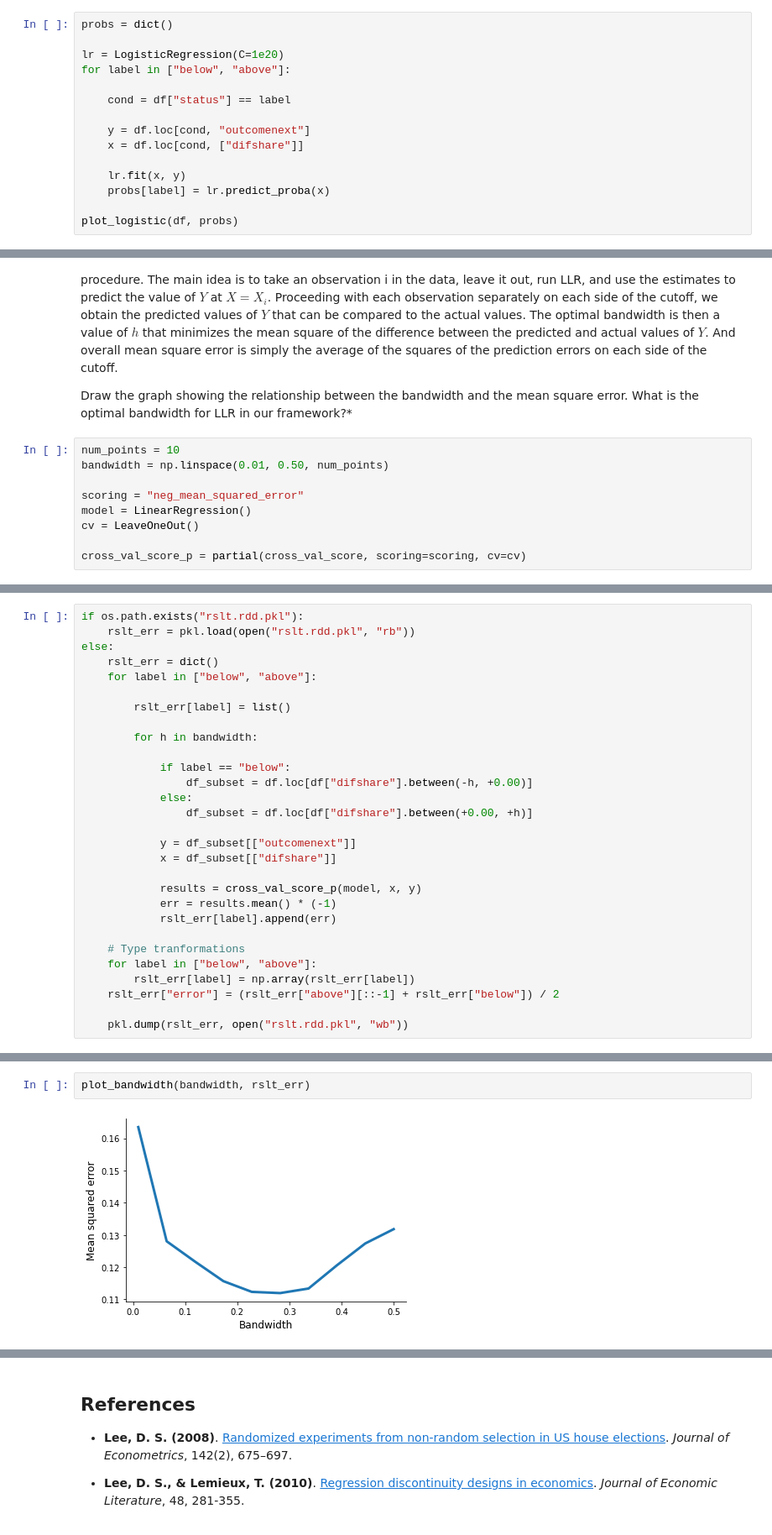
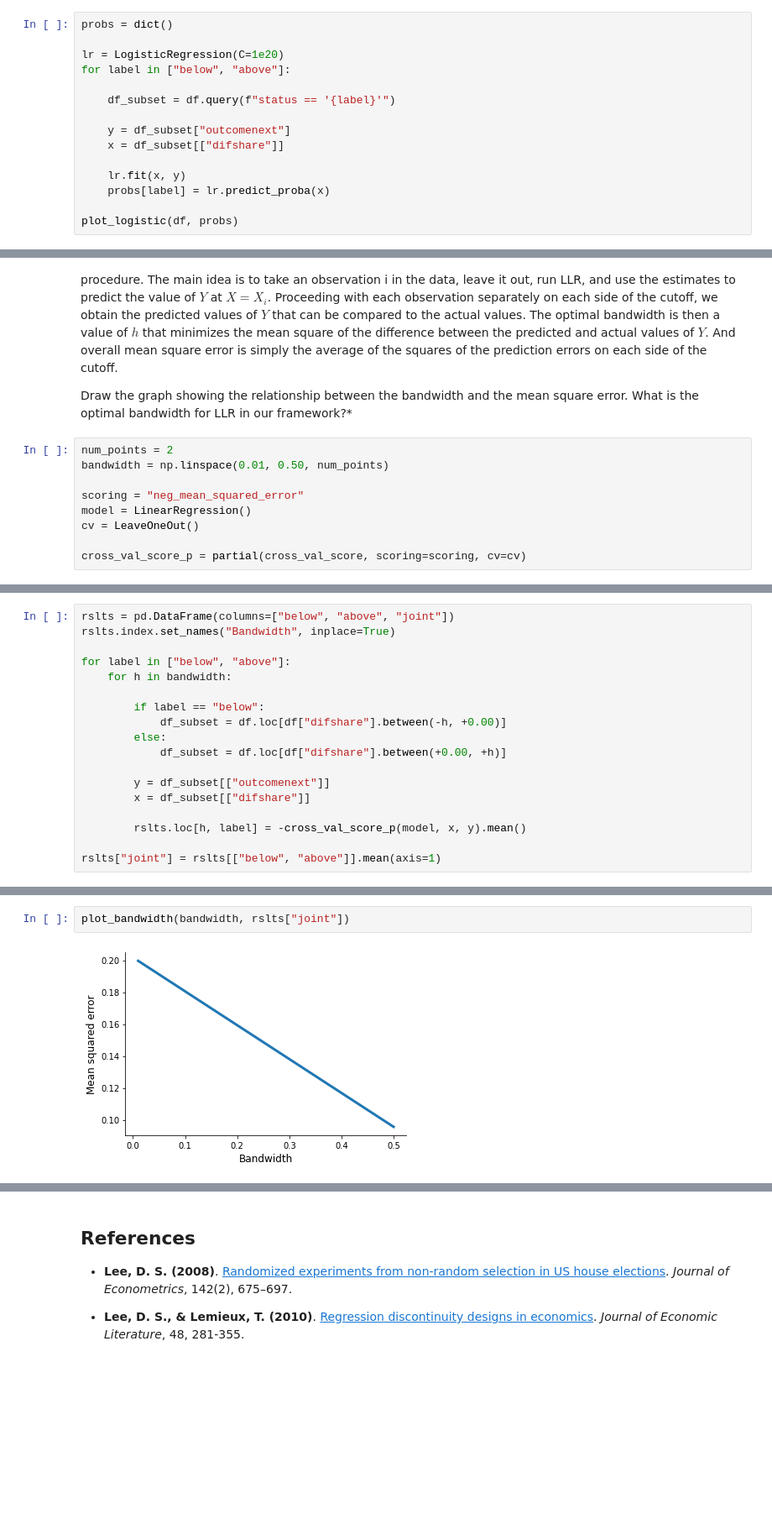
Before and after one commit to OpenSourceEconomics/ose-course-data-science, a Jupyter notebook: problem-sets/regression-discontinuity-design/notebook.ipynb, the cells around one changed output, grey strips where cells are left out. Shown: that part at 84% size. Drawn from its saved outputs; the diff is of its cells as text; blank space fills up the shorter version.

```diff
--- a/problem-sets/regression-discontinuity-design/notebook.ipynb
+++ b/problem-sets/regression-discontinuity-design/notebook.ipynb
@@ -119,10 +121,10 @@ probs = dict()
 lr = LogisticRegression(C=1e20)
 for label in ["below", "above"]:
 
-    cond = df["status"] == label
+    df_subset = df.query(f"status == '{label}'")
 
-    y = df.loc[cond, "outcomenext"]
-    x = df.loc[cond, ["difshare"]]
+    y = df_subset["outcomenext"]
+    x = df_subset[["difshare"]]
 
     lr.fit(x, y)
     probs[label] = lr.predict_proba(x)
@@ -158,7 +160,7 @@ We are going to review one of the approaches for choosing a bandwidth – cross-
 
 Draw the graph showing the relationship between the bandwidth and the mean square error. What is the optimal bandwidth for LLR in our framework?*
 # %%
-num_points = 10
+num_points = 2
 bandwidth = np.linspace(0.01, 0.50, num_points)
 
 scoring = "neg_mean_squared_error"
@@ -169,29 +173,18 @@ cross_val_score_p = partial(cross_val_score, scoring=scoring, cv=cv)
 # %%
-if os.path.exists("rslt.rdd.pkl"):
-    rslt_err = pkl.load(open("rslt.rdd.pkl", "rb"))
-else:
-    rslt_err = dict()
-    for label in ["below", "above"]:
+rslts = pd.DataFrame(columns=["below", "above", "joint"])
+rslts.index.set_names("Bandwidth", inplace=True)
 
-        rslt_err[label] = list()
+for label in ["below", "above"]:
+    for h in bandwidth:
 
-        for h in bandwidth:
+        if label == "below":
+            df_subset = df.loc[df["difshare"].between(-h, +0.00)]
+        else:
+            df_subset = df.loc[df["difshare"].between(+0.00, +h)]
 
-            if label == "below":
-                df_subset = df.loc[df["difshare"].between(-h, +0.00)]
-            else:
-                df_subset = df.loc[df["difshare"].between(+0.00, +h)]
+        y = df_subset[["outcomenext"]]
+        x = df_subset[["difshare"]]
 
-            y = df_subset[["outcomenext"]]
-            x = df_subset[["difshare"]]
+        rslts.loc[h, label] = -cross_val_score_p(model, x, y).mean()
 
-            results = cross_val_score_p(model, x, y)
-            err = results.mean() * (-1)
-            rslt_err[label].append(err)
-
-    # Type tranformations
-    for label in ["below", "above"]:
-        rslt_err[label] = np.array(rslt_err[label])
-    rslt_err["error"] = (rslt_err["above"][::-1] + rslt_err["below"]) / 2
-
-    pkl.dump(rslt_err, open("rslt.rdd.pkl", "wb"))
+rslts["joint"] = rslts[["below", "above"]].mean(axis=1)
@@ -198,4 +193,4 @@ else:
 # %%
-plot_bandwidth(bandwidth, rslt_err)
+plot_bandwidth(bandwidth, rslts["joint"])
 # %% [output]
-[figure, old version]
+[figure, new version]
```
Also changed, not shown: parts of 15 cells of this notebook, 4 other files.
